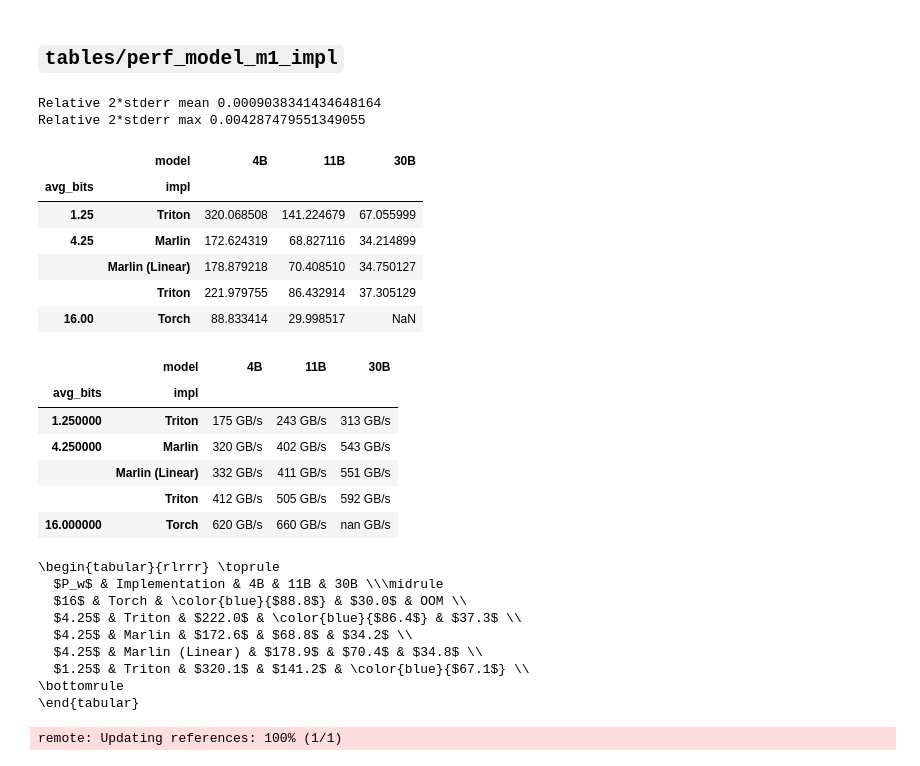
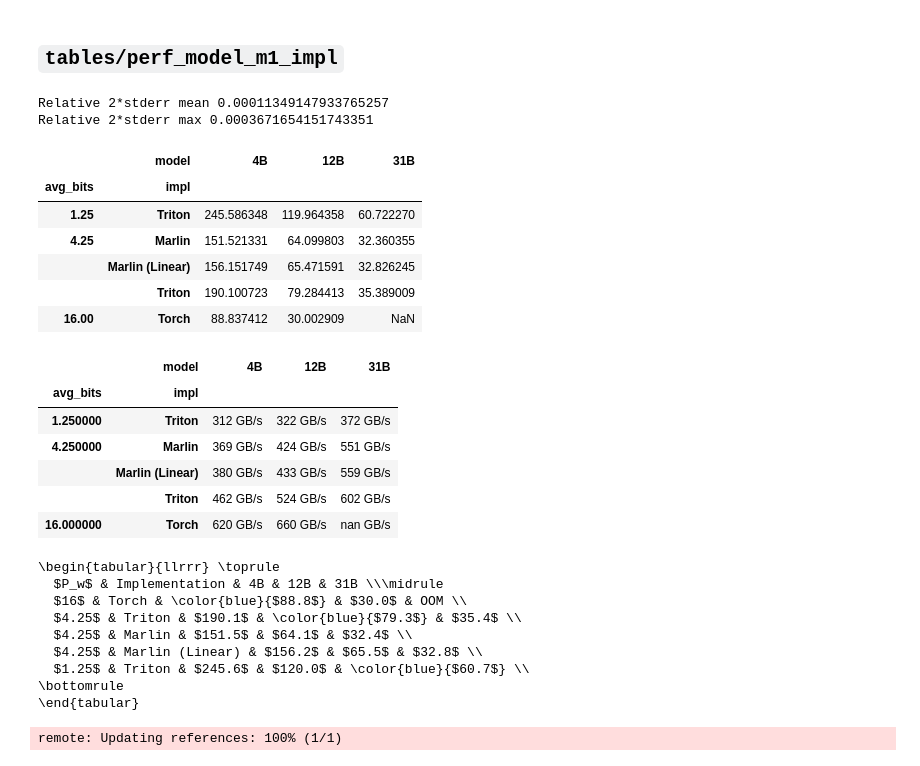
Before and after one commit to graphcore-research/fused-dequantisation-kernels, a Jupyter notebook: notebooks/2025-01-paper.ipynb, the cells around one changed output. Cells and saved outputs as stored; diff of their text form; code cells hidden in the pictures.

Commit message:
Update figures

```diff
--- a/notebooks/2025-01-paper.ipynb
+++ b/notebooks/2025-01-paper.ipynb
@@ -271,7 +271,8 @@ remote: Updating references: 100% (1/1)
 # %% [markdown]
 # Model benchmarks
 # %%
-df = pd.read_json("../out/l40s-models-2026-01-20T14-17-30.jsonl", lines=True)
+# df = pd.read_json("../out/l40s-models-2026-01-20T14-17-30.jsonl", lines=True)
+df = pd.read_json("../out/l40s-models-2026-01-28T22-37-52.jsonl", lines=True)
 
 print("torch_version", *df.torch_version.unique())
 print("cuda_version", *df.cuda_version.unique())
@@ -280,7 +281,7 @@ print("device", *df.device.unique())
 print("reps", *df.reps.unique())
 print("block_size", *df.block_size.unique())
 print()
-assert len(df.commit.unique()) == 1
+# assert len(df.commit.unique()) == 1
 assert all(df.model.apply(lambda s: s.startswith("custom-llama-")))
 
 df = df.drop(columns=[
@@ -357 +357,27 @@ remote: Updating references: 100% (1/1)
 [figure]
+# %%
+d = (df
+    .pipe(lambda d: d[~d.impl.isin(["torch.compile", "Marlin (Linear)"])])
+    .pipe(lambda d: d[d.batch_size.isin([1, 64, 256])])
+)
+print("Relative 2*stderr mean", 2 * (d.tokens_s_stderr / d.tokens_s).mean())
+print("Relative 2*stderr max", 2 * (d.tokens_s_stderr / d.tokens_s).max())
+
+g = sns.relplot(data=d, y="tokens_s", x="parameters", col="batch_size", hue="avg_bits",
+                style="impl", style_order=["Triton", "Marlin", "Torch"],
+                kind="line", palette=plot_utils.SEQ_PALETTE,
+                height=3, aspect=0.9, mew=0, markers=True)
+for m, ax in g.axes_dict.items():
+    ax.set_xscale("log", base=2)
+    ax.xaxis.set_major_formatter(lambda x, _: f"{x/2**30:.0f} B")
+    ax.set_yscale("log")
+    ax.yaxis.set_major_formatter("{x:.0f}")
+    ax.set_title(f"$m={m}$")
+g.figure.legend(
+    handles=g.legend.legend_handles,
+    labels=[text.get_text() for text in g.legend.get_texts()],
+    loc="center left",
+    bbox_to_anchor=(1, 0.5),
+)
+plot_utils.tidy(g.figure)
+plot_utils.save("perf_model_params_m_bits_impl")
@@ -360,55 +391,55 @@ remote: Updating references: 100% (1/1)
 # %%
 def token_s_highlighted(s: pd.Series) -> str:
     text = f"${s.tokens_s:.1f}$"
-    if (s.impl, s.element_bits, s.model) in {("Torch", 16, "4B"), ("Triton", 4, "11B"), ("Triton", 1, "30B")}:
+    if (s.impl, s.element_bits, s.model) in {("Torch", 16, "4B"), ("Triton", 4, "12B"), ("Triton", 1, "31B")}:
         text = f"\\color{{blue}}{{{text}}}"
     return text
 
 d = (df
     .pipe(lambda d: d[d.batch_size==1])
     .pipe(lambda d: d[d.impl!="torch.compile"])
     .pipe(lambda d: d.assign(tokens_s_str=d.apply(token_s_highlighted, axis=1)))
 )
 t = (d
-    .pivot(index=["avg_bits", "impl"], columns="model", values="tokens_s_str")[["4B", "11B", "30B"]].reset_index()
+    .pivot(index=["avg_bits", "impl"], columns="model", values="tokens_s_str")[["4B", "12B", "31B"]].reset_index()
     .pipe(lambda d: d.assign(rank=d.apply(lambda s: (-s.avg_bits, ["Torch", "Triton", "Marlin", "Marlin (Linear)"].index(s.impl)), axis=1)))
     .sort_values("rank").drop(columns=["rank"])
 )
 
 print("Relative 2*stderr mean", 2 * (d.tokens_s_stderr / d.tokens_s).mean())
 print("Relative 2*stderr max", 2 * (d.tokens_s_stderr / d.tokens_s).max())
 
-display(d.pivot(index=["avg_bits", "impl"], columns="model", values="tokens_s")[["4B", "11B", "30B"]])
-display(d.pivot(index=["avg_bits", "impl"], columns="model", values="gb_s")[["4B", "11B", "30B"]].style.format("{:.0f} GB/s"))
+display(d.pivot(index=["avg_bits", "impl"], columns="model", values="tokens_s")[["4B", "12B", "31B"]])
+display(d.pivot(index=["avg_bits", "impl"], columns="model", values="gb_s")[["4B", "12B", "31B"]].style.format("{:.0f} GB/s"))
 
-args = dict(cols={k: "" for k in ["avg_bits", "impl", "4B", "11B", "30B"]},
+args = dict(cols={k: "" for k in ["avg_bits", "impl", "4B", "12B", "31B"]},
             align="llrrr", nan_str="OOM")
 print(plot_utils.fmt_latex_booktabs(t, **args))
 plot_utils.save_table("perf_model_m1_impl", t, **args)
 # %% [output]
-Relative 2*stderr mean 0.0009038341434648164
-Relative 2*stderr max 0.004287479551349055
+Relative 2*stderr mean 0.00011349147933765257
+Relative 2*stderr max 0.0003671654151743351
-|  | model | 4B | 11B | 30B |
+|  | model | 4B | 12B | 31B |
 | avg_bits | impl |  |  |  |
-| 1.25 | Triton | 320.068508 | 141.224679 | 67.055999 |
-| 4.25 | Marlin | 172.624319 | 68.827116 | 34.214899 |
-|  | Marlin (Linear) | 178.879218 | 70.408510 | 34.750127 |
-|  | Triton | 221.979755 | 86.432914 | 37.305129 |
-| 16.00 | Torch | 88.833414 | 29.998517 | NaN |
+| 1.25 | Triton | 245.586348 | 119.964358 | 60.722270 |
+| 4.25 | Marlin | 151.521331 | 64.099803 | 32.360355 |
+|  | Marlin (Linear) | 156.151749 | 65.471591 | 32.826245 |
+|  | Triton | 190.100723 | 79.284413 | 35.389009 |
+| 16.00 | Torch | 88.837412 | 30.002909 | NaN |
-|  | model | 4B | 11B | 30B |
+|  | model | 4B | 12B | 31B |
 | avg_bits | impl |  |  |  |
-| 1.250000 | Triton | 175 GB/s | 243 GB/s | 313 GB/s |
-| 4.250000 | Marlin | 320 GB/s | 402 GB/s | 543 GB/s |
-|  | Marlin (Linear) | 332 GB/s | 411 GB/s | 551 GB/s |
-|  | Triton | 412 GB/s | 505 GB/s | 592 GB/s |
+| 1.250000 | Triton | 312 GB/s | 322 GB/s | 372 GB/s |
+| 4.250000 | Marlin | 369 GB/s | 424 GB/s | 551 GB/s |
+|  | Marlin (Linear) | 380 GB/s | 433 GB/s | 559 GB/s |
+|  | Triton | 462 GB/s | 524 GB/s | 602 GB/s |
 | 16.000000 | Torch | 620 GB/s | 660 GB/s | nan GB/s |
-\begin{tabular}{rlrrr} \toprule
-  $P_w$ & Implementation & 4B & 11B & 30B \\\midrule
+\begin{tabular}{llrrr} \toprule
+  $P_w$ & Implementation & 4B & 12B & 31B \\\midrule
   $16$ & Torch & \color{blue}{$88.8$} & $30.0$ & OOM \\
-  $4.25$ & Triton & $222.0$ & \color{blue}{$86.4$} & $37.3$ \\
-  $4.25$ & Marlin & $172.6$ & $68.8$ & $34.2$ \\
-  $4.25$ & Marlin (Linear) & $178.9$ & $70.4$ & $34.8$ \\
-  $1.25$ & Triton & $320.1$ & $141.2$ & \color{blue}{$67.1$} \\
+  $4.25$ & Triton & $190.1$ & \color{blue}{$79.3$} & $35.4$ \\
+  $4.25$ & Marlin & $151.5$ & $64.1$ & $32.4$ \\
+  $4.25$ & Marlin (Linear) & $156.2$ & $65.5$ & $32.8$ \\
+  $1.25$ & Triton & $245.6$ & $120.0$ & \color{blue}{$60.7$} \\
 \bottomrule
 \end{tabular}
 remote: Updating references: 100% (1/1)
```
Also changed, not shown: parts of 4 cells of this notebook, 2 other files.
